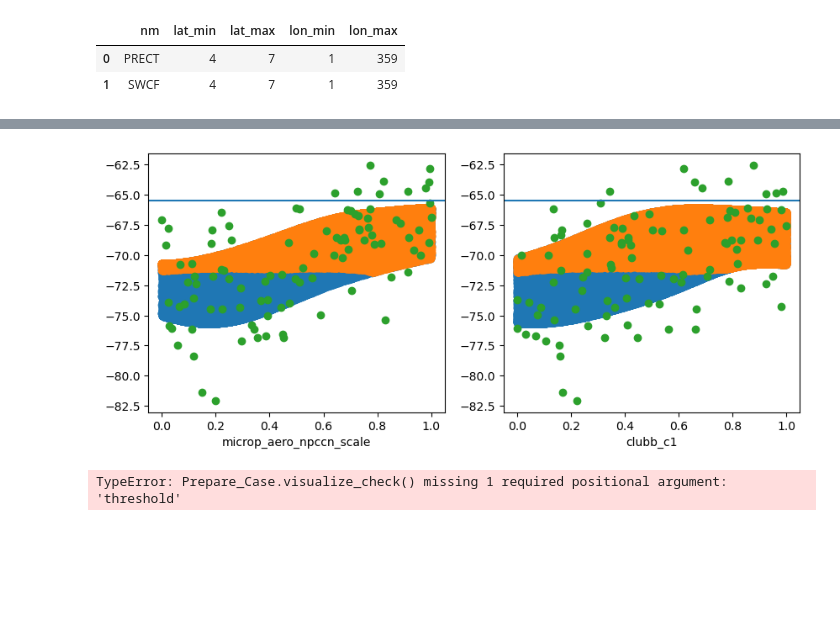
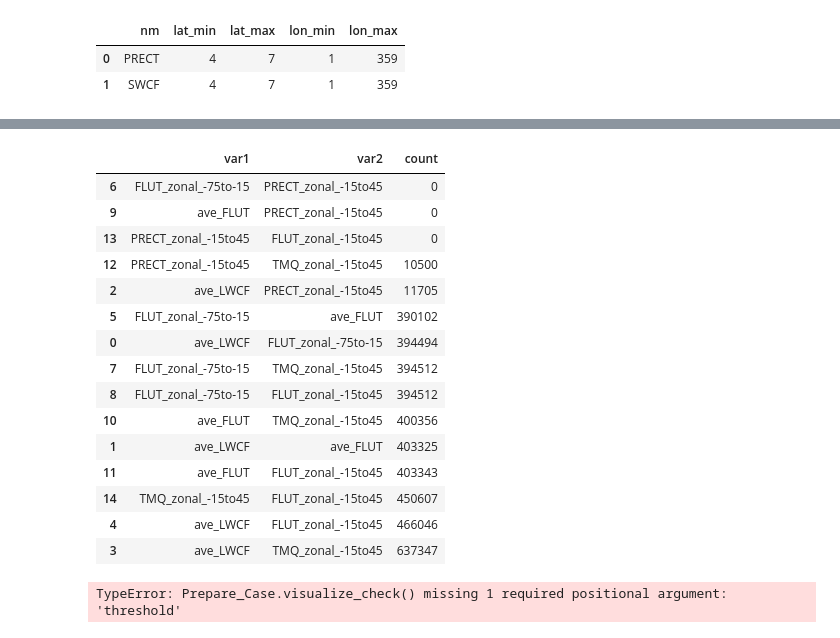
Before and after one commit to yiqioyang/proj2dhullsampler, a Jupyter notebook: notebooks/prepare.ipynb, the cells around one changed output, grey strips where cells are left out. Saved outputs shown, nothing was run; the diff lists cells and outputs as text; code cells hidden in the pictures; blank space fills up the shorter version.

Commit message:
Start integrating prepare case and parameter estimation together

```diff
--- a/notebooks/prepare.ipynb
+++ b/notebooks/prepare.ipynb
@@ -132 +137,3 @@ test_case.sensitivity_emulation(n_cpus = 8)
+# %%
+test_case.load_case()
 # %%
@@ -133,0 +142,2 @@ test_case.mask_generation(threshold_level=2.0)
+# %%
+test_case.load_mask(threshold_level=3.0)
@@ -137,0 +150,6 @@ tf_masks['filter_precip099'].sum()
+# %%
+test_case.drop_by_n_survive(n_survive = 10000)
+test_case.update_meta()
+# %%
+test_case.group_para_climatology(overlapping_threshold = 10000)
+summary2d = test_case.shuffle_vars()
@@ -138,4 +161,19 @@ tf_masks['filter_precip099'].sum()
 # %%
-test_case.visualize_check('SWCF_zonal_-55to-35', threshold = 2.0)
+list(summary2d.values())[0]
 # %% [output]
-[figure, removed]
+|  | var1 | var2 | count |
+| 6 | FLUT_zonal_-75to-15 | PRECT_zonal_-15to45 | 0 |
+| 9 | ave_FLUT | PRECT_zonal_-15to45 | 0 |
+| 13 | PRECT_zonal_-15to45 | FLUT_zonal_-15to45 | 0 |
+| 12 | PRECT_zonal_-15to45 | TMQ_zonal_-15to45 | 10500 |
+| 2 | ave_LWCF | PRECT_zonal_-15to45 | 11705 |
+| 5 | FLUT_zonal_-75to-15 | ave_FLUT | 390102 |
+| 0 | ave_LWCF | FLUT_zonal_-75to-15 | 394494 |
+| 7 | FLUT_zonal_-75to-15 | TMQ_zonal_-15to45 | 394512 |
+| 8 | FLUT_zonal_-75to-15 | FLUT_zonal_-15to45 | 394512 |
+| 10 | ave_FLUT | TMQ_zonal_-15to45 | 400356 |
+| 1 | ave_LWCF | ave_FLUT | 403325 |
+| 11 | ave_FLUT | FLUT_zonal_-15to45 | 403343 |
+| 14 | TMQ_zonal_-15to45 | FLUT_zonal_-15to45 | 450607 |
+| 4 | ave_LWCF | FLUT_zonal_-15to45 | 466046 |
+| 3 | ave_LWCF | TMQ_zonal_-15to45 | 637347 |
```
Also changed, not shown: parts of 12 cells of this notebook, 1 other file.
